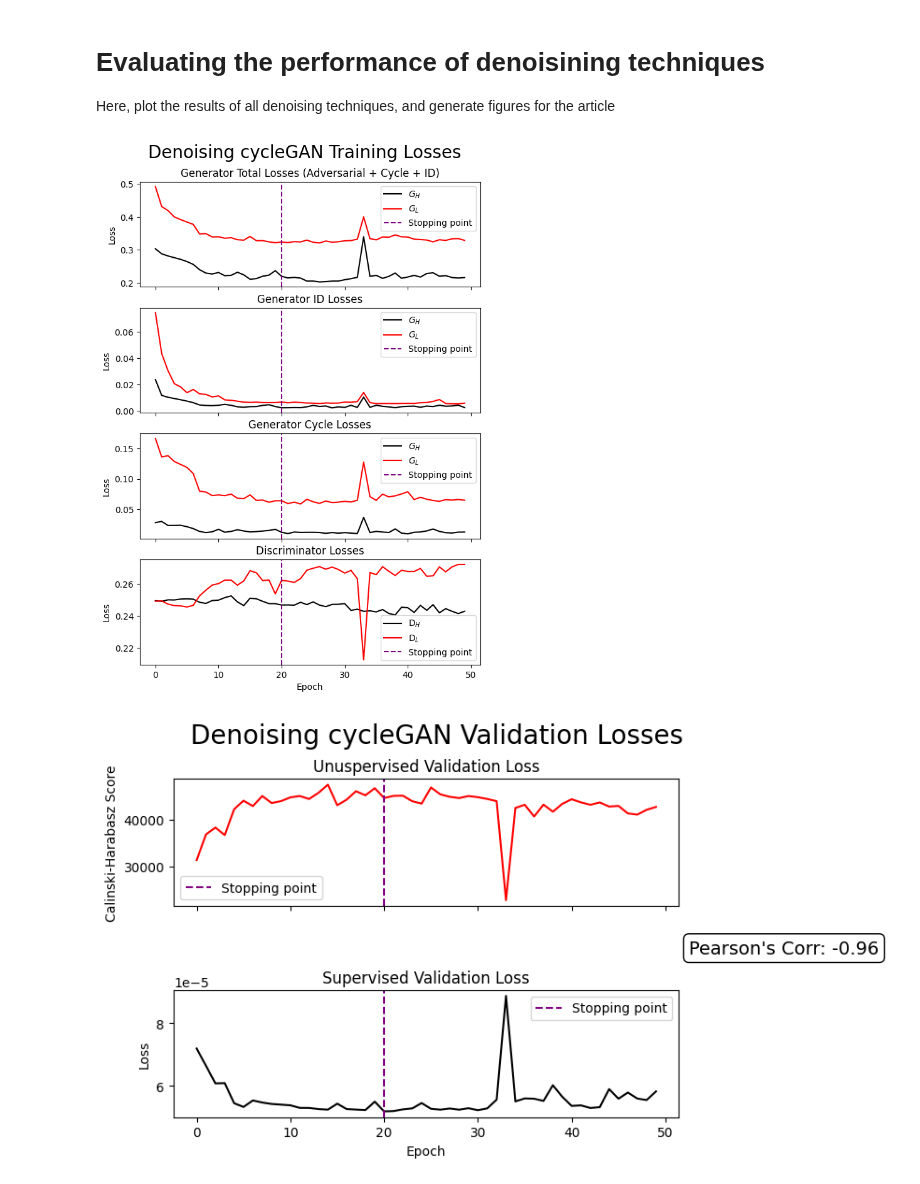
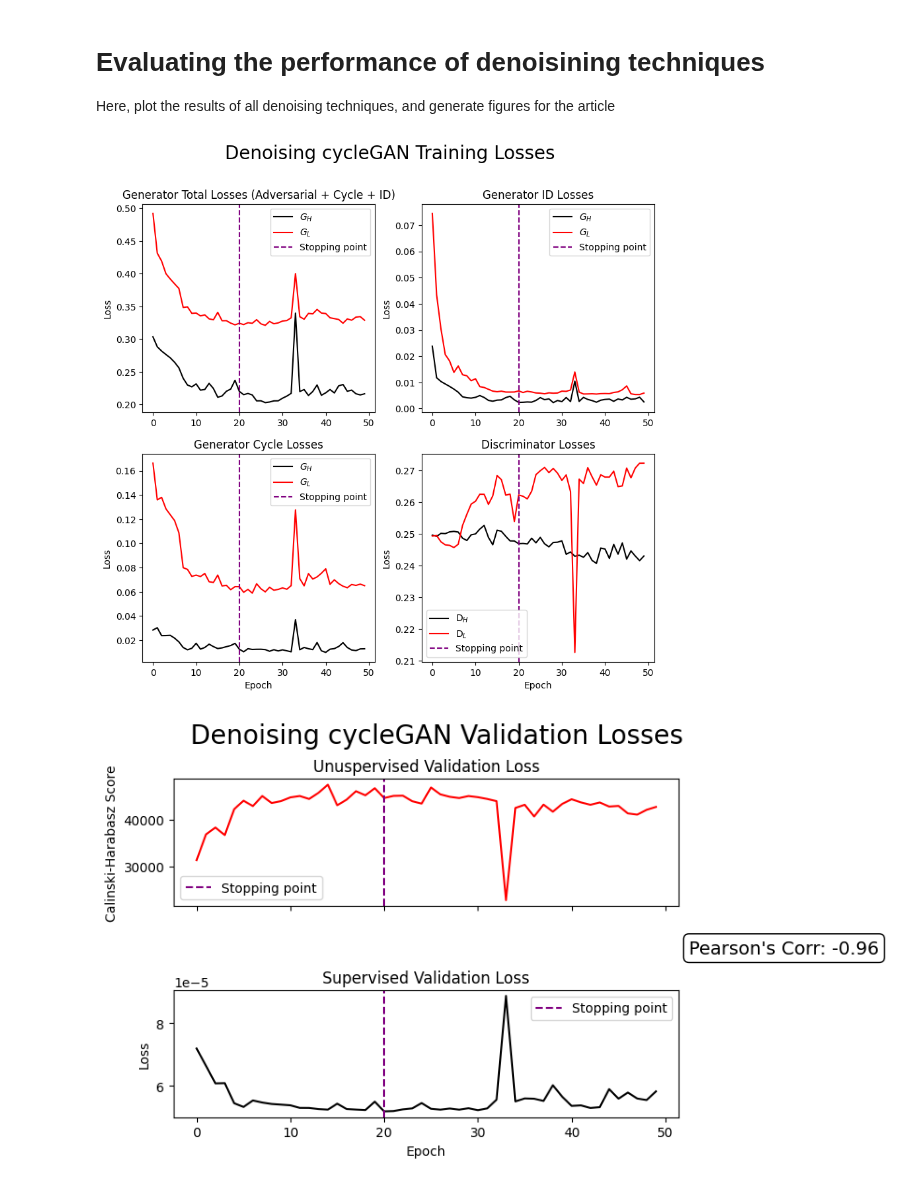
Before and after one commit to ciaranbench/spectral-denoising-cycleGAN, a Jupyter notebook: Evaluate_Denoising_Techniques.ipynb, the cells around one changed output. Cells and saved outputs as stored; diff of their text form; code cells hidden in the pictures.

Commit message:
modified some figures

```diff
--- a/Evaluate_Denoising_Techniques.ipynb
+++ b/Evaluate_Denoising_Techniques.ipynb
@@ -13,41 +13,43 @@ with open('axis.txt') as file:
 # plot training losses for denoising cyclegan
 # %%
 history=np.load('my_history.npy',allow_pickle='TRUE').item()
-fig, ax = plt.subplots(4,1,figsize=(7, 10),sharex=True)
+fig, ax = plt.subplots(2,2,figsize=(10, 9))
 
-ax[0].plot(history['G_loss'],label='$G_H$', color = 'black')
-ax[0].plot(history['F_loss'],label='$G_L$', color = 'red')
-ax[0].axvline(x=20,ls='--',color='purple',label = 'Stopping point')
-ax[0].set_ylabel('Loss')
-ax[0].legend(loc='upper right')
-ax[0].set_title('Generator Total Losses (Adversarial + Cycle + ID)')
+ax[0,0].plot(history['G_loss'],label='$G_H$', color = 'black')
+ax[0,0].plot(history['F_loss'],label='$G_L$', color = 'red')
+ax[0,0].axvline(x=20,ls='--',color='purple',label = 'Stopping point')
+ax[0,0].set_ylabel('Loss')
+ax[0,0].legend(loc='upper right')
+ax[0,0].set_title('Generator Total Losses (Adversarial + Cycle + ID)')
 
-ax[1].plot(history['ID_G_loss'],label='$G_H$', color = 'black')
-ax[1].plot(history['ID_F_loss'],label='$G_L$', color = 'red')
-ax[1].set_ylabel('Loss')
-ax[1].axvline(x=20,ls='--',color='purple',label = 'Stopping point')
-ax[1].legend(loc='upper right')
-ax[1].set_title('Generator ID Losses')
-ax[2].plot(history['Cycle_G_loss'],label='$G_H$', color = 'black')
-ax[2].plot(history['Cycle_F_loss'],label='$G_L$', color = 'red')
-ax[2].set_ylabel('Loss')
-ax[2].axvline(x=20,ls='--',color='purple',label = 'Stopping point')
-ax[2].legend(loc='upper right')
-ax[2].set_title('Generator Cycle Losses')
-ax[3].plot(history['D_X_loss'],label='D$_H$', color = 'black')
-ax[3].plot(history['D_Y_loss'],label='D$_L$', color = 'red')
-ax[3].set_ylabel('Loss')
-ax[3].axvline(x=20,ls='--',color='purple',label = 'Stopping point')
-ax[3].legend(loc='lower right')
-ax[3].set_title('Discriminator Losses')
+ax[0,1].plot(history['ID_G_loss'],label='$G_H$', color = 'black')
+ax[0,1].plot(history['ID_F_loss'],label='$G_L$', color = 'red')
+ax[0,1].set_ylabel('Loss')
+ax[0,1].axvline(x=20,ls='--',color='purple',label = 'Stopping point')
+ax[0,1].legend(loc='upper right')
+ax[0,1].set_title('Generator ID Losses')
+ax[1,0].plot(history['Cycle_G_loss'],label='$G_H$', color = 'black')
+ax[1,0].plot(history['Cycle_F_loss'],label='$G_L$', color = 'red')
+ax[1,0].set_ylabel('Loss')
+ax[1,0].axvline(x=20,ls='--',color='purple',label = 'Stopping point')
+ax[1,0].legend(loc='upper right')
+ax[1,0].set_title('Generator Cycle Losses')
+ax[1,1].plot(history['D_X_loss'],label='D$_H$', color = 'black')
+ax[1,1].plot(history['D_Y_loss'],label='D$_L$', color = 'red')
+ax[1,1].set_ylabel('Loss')
+ax[1,1].axvline(x=20,ls='--',color='purple',label = 'Stopping point')
+ax[1,1].legend(loc='lower left')
+ax[1,1].set_title('Discriminator Losses')
 
-ax[-1].set_xlabel('Epoch')
+ax[1,1].set_xlabel('Epoch')
+ax[1,0].set_xlabel('Epoch')
 
-fig.suptitle('Denoising cycleGAN Training Losses', fontsize = 20, y=.94)
+
+fig.suptitle('Denoising cycleGAN Training Losses', fontsize = 20, y=.98)
 
 fig.savefig("figures/training_losses.pdf", bbox_inches='tight')
 # %% [output]
-[figure, old version]
+[figure, new version]
 # %%
 # Plot validation losses
 # %%
```
Also changed, not shown: parts of 13 cells of this notebook.
